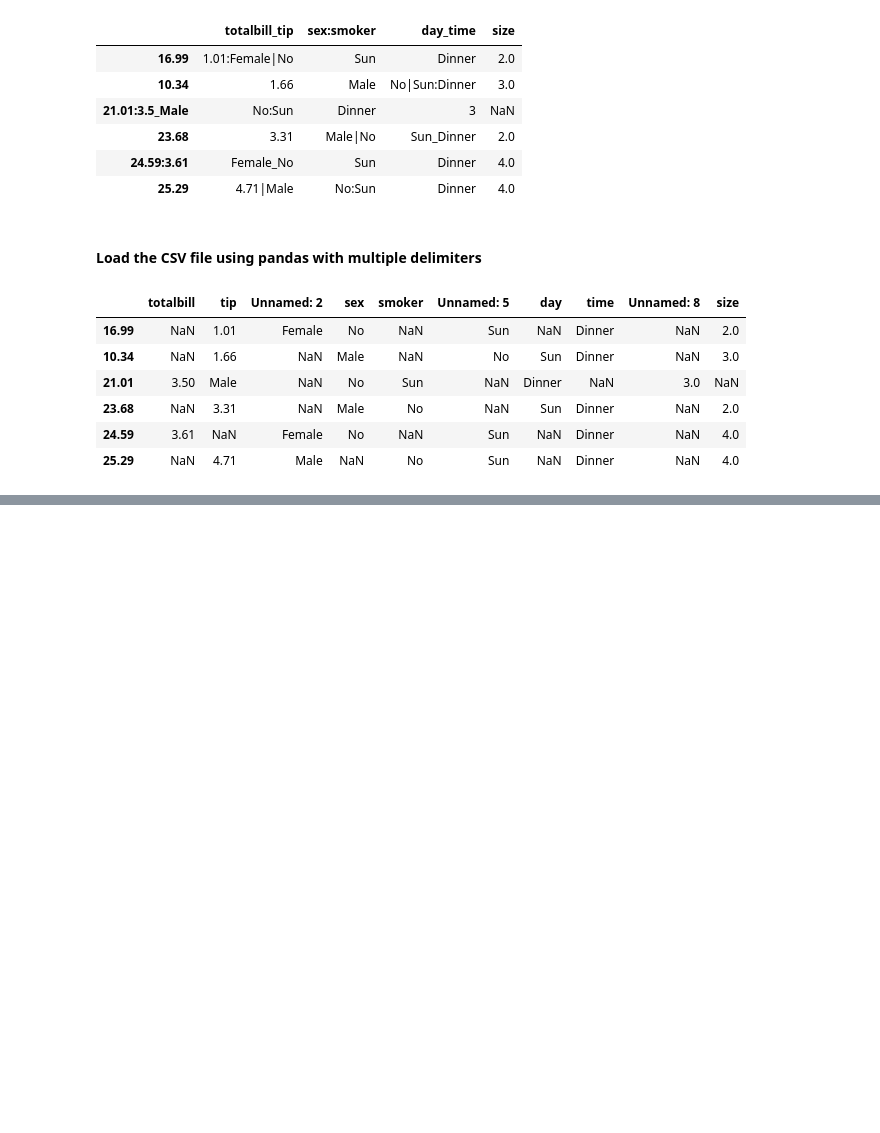
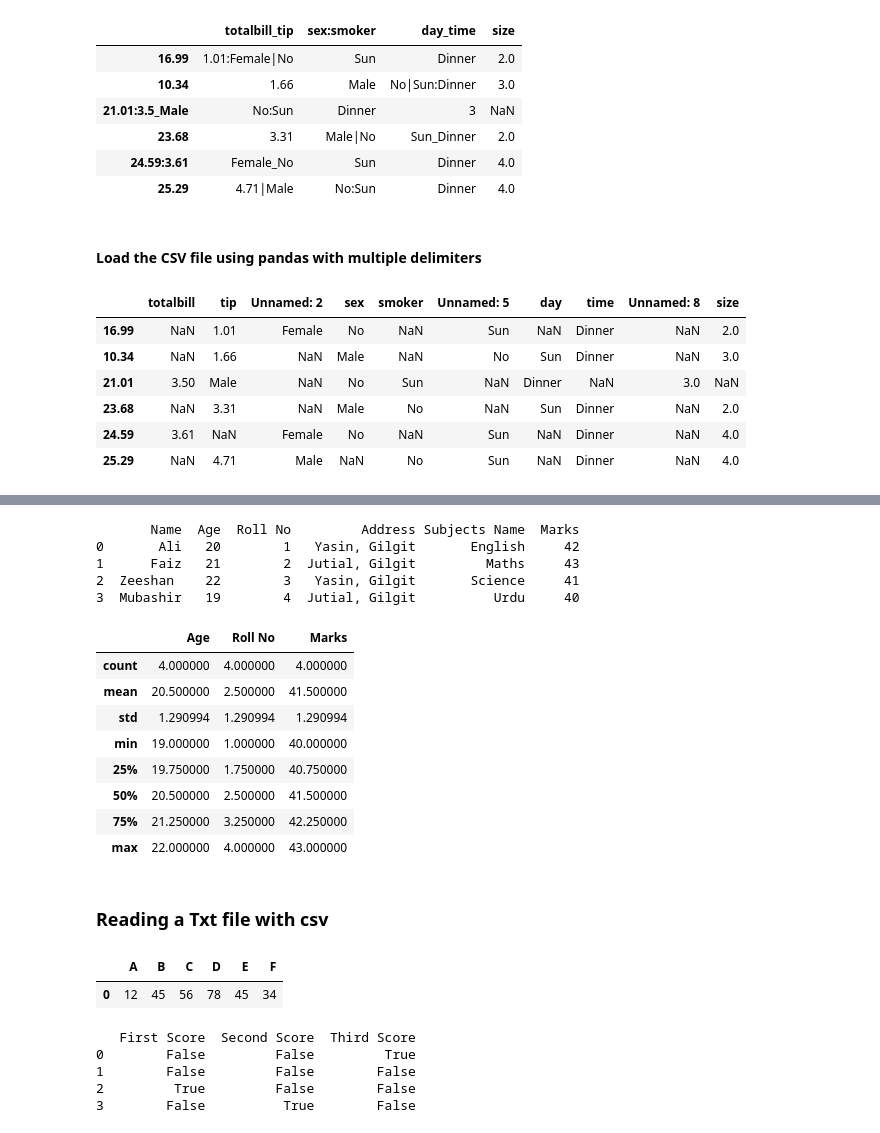
Before and after one commit to Artificial-Intelligence-Appo-Matrix/Python-Labs, a Jupyter notebook: Pandas_labs.ipynb, the cells around one changed output, grey strips where cells are left out. Cells and saved outputs as stored; diff of their text form; code cells hidden in the pictures; blank space fills up the shorter version.

```diff
--- a/Pandas_labs.ipynb
+++ b/Pandas_labs.ipynb
@@ -1570,0 +1816,4 @@ df
+# %%
+file='Datasets/Data.xlsx'
+df = pd.read_excel(file)
+display(df)
@@ -1570,0 +1826,13 @@ df
+# %%
+sheet1 = pd.read_excel(file,
+                        sheet_name = 'A',
+                       )
+
+sheet2 = pd.read_excel(file,
+                        sheet_name = 'B',)
+                        # index_col = 1)
+sheet3 =pd.read_excel(file,
+                     sheet_name= 2,
+                     )
+
+sheet3
@@ -1570,0 +1845,30 @@ df
+# %%
+newData1 = pd.merge(sheet1, sheet3, on="Name")
+
+print(newData1)
+# %% [output]
+       Name  Age  Roll No         Address Subjects Name  Marks
+0       Ali   20        1   Yasin, Gilgit       English     42
+1      Faiz   21        2  Jutial, Gilgit         Maths     43
+2  Zeeshan    22        3   Yasin, Gilgit       Science     41
+3  Mubashir   19        4  Jutial, Gilgit          Urdu     40
+# %%
+newData1.describe()
+# %% [output]
+|  | Age | Roll No | Marks |
+| count | 4.000000 | 4.000000 | 4.000000 |
+| mean | 20.500000 | 2.500000 | 41.500000 |
+| std | 1.290994 | 1.290994 | 1.290994 |
+| min | 19.000000 | 1.000000 | 40.000000 |
+| 25% | 19.750000 | 1.750000 | 40.750000 |
+| 50% | 20.500000 | 2.500000 | 41.500000 |
+| 75% | 21.250000 | 3.250000 | 42.250000 |
+| max | 22.000000 | 4.000000 | 43.000000 |
+# %% [markdown]
+### Reading a Txt file with csv
+# %%
+df1 = pd.read_csv("Datasets/csvfile.txt")
+df1
+# %% [output]
+|  | A | B | C | D | E | F |
+| 0 | 12 | 45 | 56 | 78 | 45 | 34 |
@@ -1570,0 +1880,19 @@ df
+# %%
+import pandas as pd
+import numpy as np
+
+data = {'First Score': [100, 90, None, 95],
+        'Second Score': [30, 45, 56, np.nan],
+        'Third Score': [np.nan, 40, 80, 98]}
+
+df = pd.DataFrame(data)
+
+missing_values = df.isnull()
+
+print(missing_values)
+# %% [output]
+   First Score  Second Score  Third Score
+0        False         False         True
+1        False         False        False
+2         True         False        False
+3        False          True        False
```
Also changed, not shown: parts of 36 cells of this notebook.
